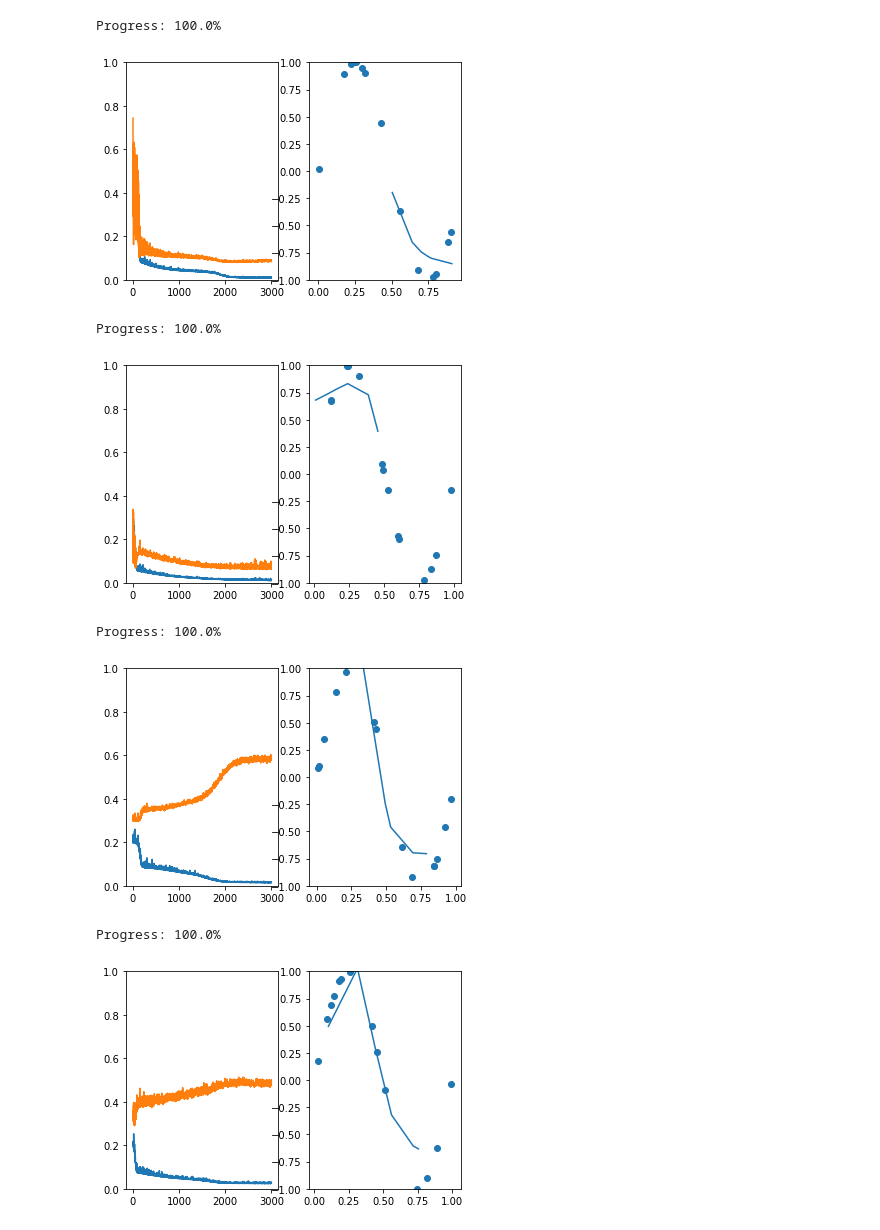
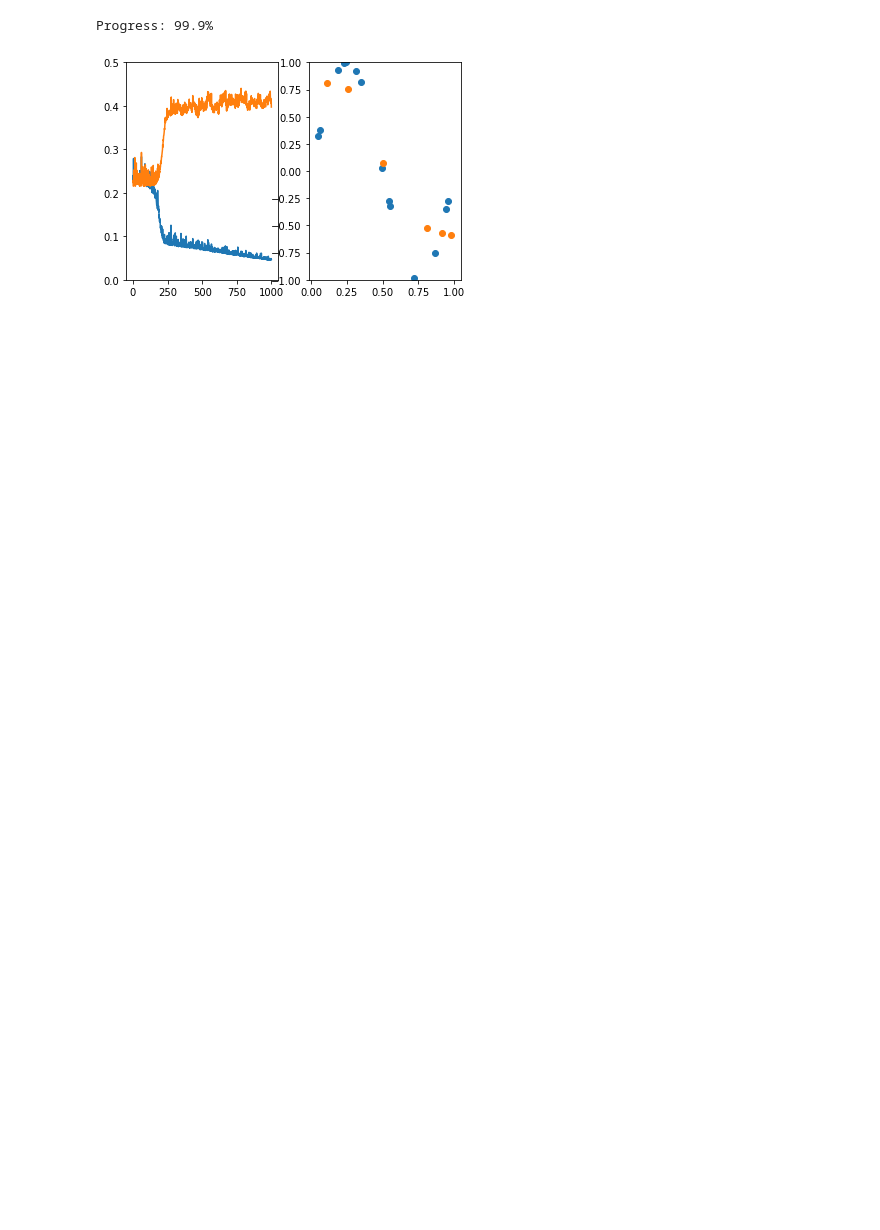
Before and after one commit to DorgivalSilva/version-control, a Jupyter notebook: Programming/CMLP.ipynb, the cells around one changed output. Cells and saved outputs as stored; diff of their text form; code cells hidden in the pictures; blank space fills up the shorter version.

```diff
--- a/Programming/CMLP.ipynb
+++ b/Programming/CMLP.ipynb
@@ -336,6 +481,7 @@ def frd_features_targets(n_records, n_features, n_targets):
 def frd_targets(n_records, n_features):
     features = np.random.rand(n_records, n_features)
     #targets = features**2 + 0.2*features**2 - (features - 0.1)
+    #targets = (features**3)+(features**2)-features
     targets = np.sin(features*6.28)
     return features, targets
 def print_trainning_results(features_train, targets_train, features_test, aoutput, Total_error_vector, epochs):
@@ -359,12 +505,12 @@ def print_trainning_validation(Total_error_vector, Total_error_tv_vector, featur
     n = np.round(0.001*epochs).astype(int)
     plt.plot(np.array(range(epochs))[n:], Total_error_vector[n:])
     plt.plot(np.array(range(epochs))[n:], Total_error_tv_vector[n:])
-    plt.ylim(0, 1)
+    plt.ylim(0, .5)
 
     plt.subplot(122)
     plt.scatter(features_train, targets_train)
     features_test, aoutput = order_data(features_test, aoutput)
-    plt.plot(features_test, aoutput)
+    plt.scatter(features_test, aoutput)
     plt.ylim(-1, 1)
 
     return plt.show()
@@ -373,41 +519,35 @@ import numpy as np
 import pandas as pd
 import random as rd
 import matplotlib.pyplot as plt
 import sys
 
 
 def main_network(learning_rate, epochs):
     n_records, n_features, n_targets = 20, 1, 1
 
     features, targets = frd_targets(n_records, n_features)
     features_train, targets_train, features_test, targets_test = split_data(features, targets)
 
     hidden_nodes, bias = hyper_static(features.shape[1], targets.shape[1])
     nnx = NeuralNetwork(features.shape[1], hidden_nodes, targets.shape[1], learning_rate, bias)
     nn = MultiLayerPerceptron(features.shape[1], hidden_nodes, targets.shape[1], learning_rate, bias)
 
     Total_error_vector, Total_error_tv_vector = nn.train_validation(
                                                     features_train,targets_train, features_test, targets_test, epochs)
 
     print_trainning_validation(Total_error_vector, Total_error_tv_vector, features_train,
-                               targets_train, features_test, nn.run(features_test), epochs)
+                              targets_train, features_test, nn.run(features_test), epochs)
 
     return None
 
 def main(loop = 3):
     k = 1
     for i in range(0, loop):
         k *= 0.1
-        lr, epochs = 0.01, 3000
+        lr, epochs = 0.01, 1000
         main_network(lr, epochs)
 
-main(5)
+main(1)
 # %% [output]
-Progress: 100.0%
+Progress: 99.9%
-[figure, old version]
+[figure, new version]
-Progress: 100.0%
-[figure, removed]
-Progress: 100.0%
-[figure, removed]
-Progress: 100.0%
-[figure, removed]
```
Also changed, not shown: parts of 2 cells of this notebook.
